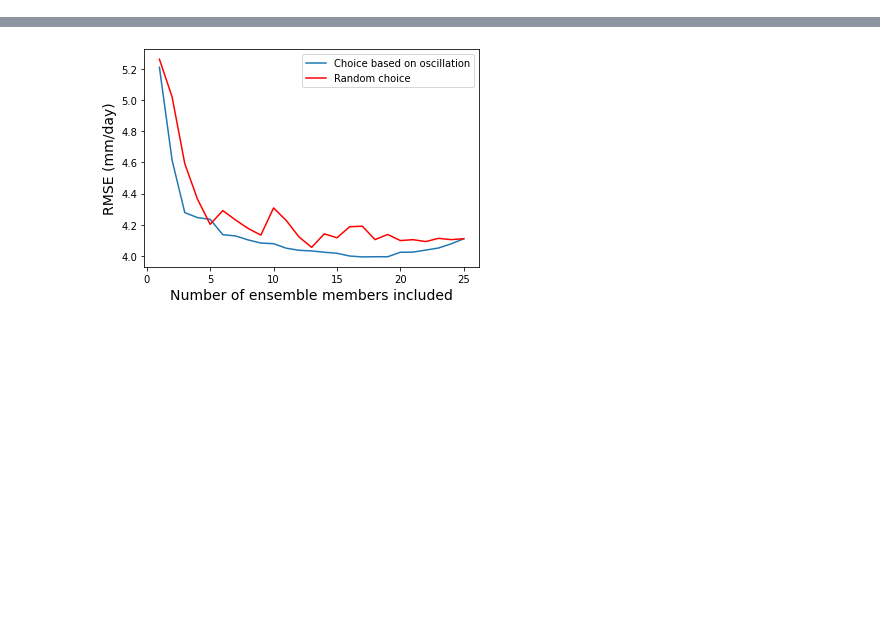
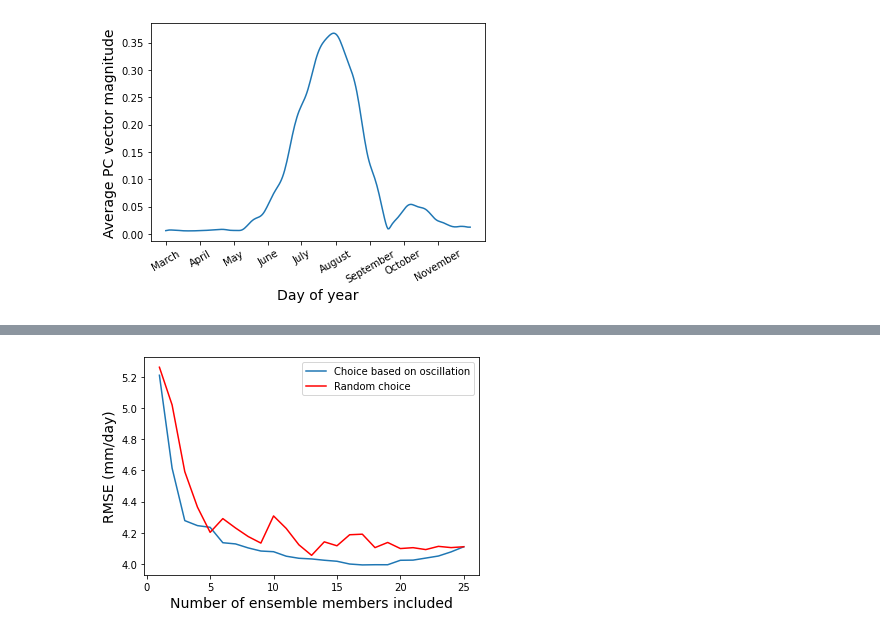
Before and after one commit to eviatarbach/enoc_monsoon, a Jupyter notebook: enoc_new.ipynb, the cells around one changed output, grey strips where cells are left out. Cells and saved outputs as stored; diff of their text form; code cells hidden in the pictures; blank space fills up the shorter version.

```diff
--- a/enoc_new.ipynb
+++ b/enoc_new.ipynb
@@ -26,4 +69,6 @@ mask_lowres = xarray.open_dataset('mask_lowres.h5')["mask"].values.astype(bool)
 # %%
-pcs = xarray.open_dataset('pcs.h5')["pcs"].values.T
-pcs2 = pcs.reshape(115, 275, 2)
-pcs3 = pcs2[:92, :, :]
+pcs = xarray.open_dataset('data/pcs.h5')["pcs"].values.T
+pcs2 = pcs.reshape(107, 275, 2)
+
+pcs_fcst = xarray.open_dataset('pcs_fcst.h5')["pcs"].values.T
+pcs_fcst2 = pcs_fcst.reshape(9, 275, 2)
@@ -30 +79,10 @@ pcs3 = pcs2[:92, :, :]
+# %%
+plt.plot(numpy.sqrt(pcs2.mean(axis=0)[:, 0]**2 + pcs2.mean(axis=0)[:, 1]**2))
+plt.xticks([0, 31, 61, 92, 122, 153, 184, 214, 245],
+           ['March', 'April', 'May', 'June', 'July', 'August', 'September', 'October', 'November'], rotation=30)
+plt.xlabel('Day of year', size=14)
+plt.ylabel('Average PC vector magnitude', size=14)
+plt.savefig("pc_magnitude.pdf")
+# %% [output]
+[figure, added]
 # %%
```
Also changed, not shown: parts of 259 cells of this notebook, 10 other files.
